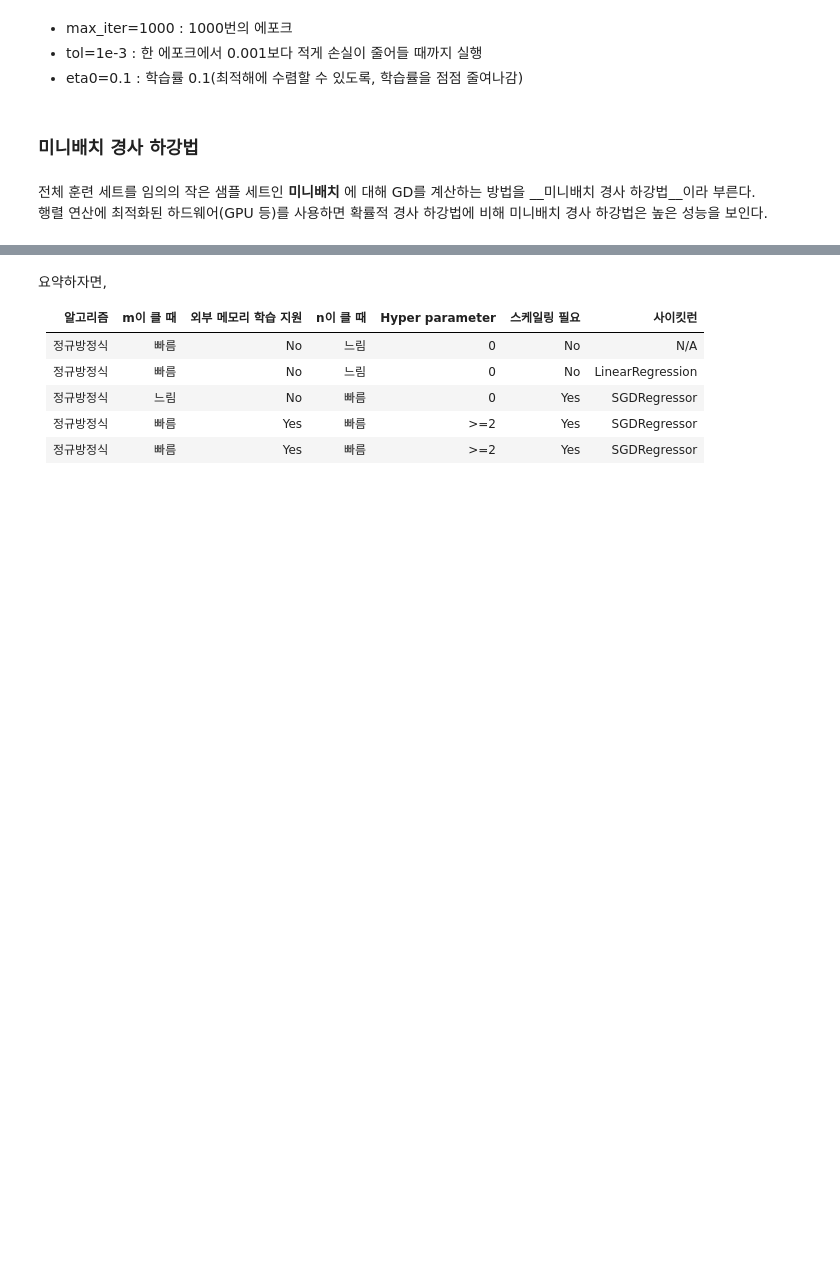
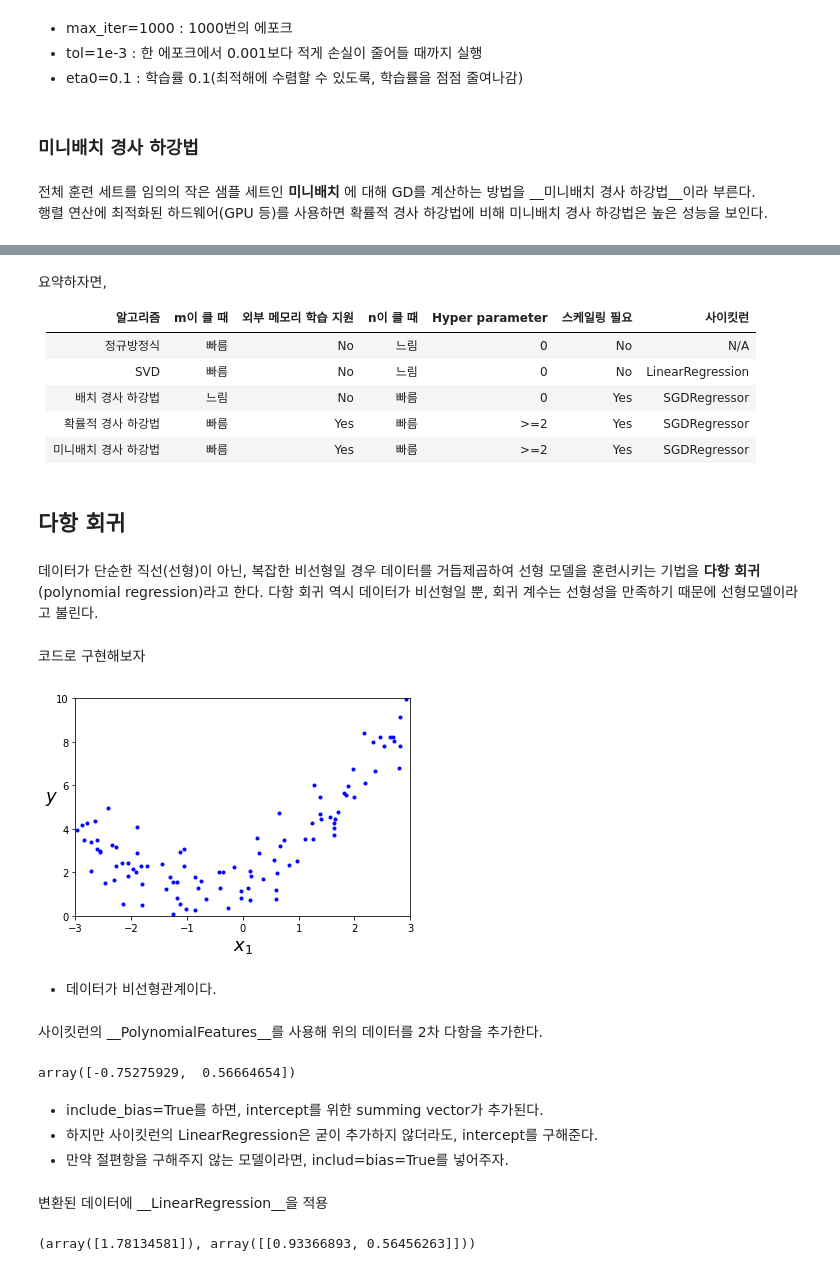
Before and after one commit to geunsu-jo/Hands-On-ML, a Jupyter notebook: textbook_practice/04_training_linear_model.ipynb, the cells around one changed output, grey strips where cells are left out. Cells and saved outputs as stored; diff of their text form; code cells hidden in the pictures; blank space fills up the shorter version.

```diff
--- a/textbook_practice/04_training_linear_model.ipynb
+++ b/textbook_practice/04_training_linear_model.ipynb
@@ -321,7 +321,57 @@ plt.show()
 |알고리즘 |m이 클 때 | 외부 메모리 학습 지원 | n이 클 때| Hyper parameter | 스케일링 필요 | 사이킷런|
 |---|---|---|---|---|---|---|
 |정규방정식|빠름|No|느림|0| No| N/A|
-|정규방정식|빠름|No|느림|0| No| LinearRegression|
-|정규방정식|느림|No|빠름|0| Yes| SGDRegressor|
-|정규방정식|빠름|Yes|빠름|>=2| Yes| SGDRegressor|
-|정규방정식|빠름|Yes|빠름|>=2| Yes| SGDRegressor|
+|SVD|빠름|No|느림|0| No| LinearRegression|
+|배치 경사 하강법|느림|No|빠름|0| Yes| SGDRegressor|
+|확률적 경사 하강법|빠름|Yes|빠름|>=2| Yes| SGDRegressor|
+|미니배치 경사 하강법|빠름|Yes|빠름|>=2| Yes| SGDRegressor|
+# %% [markdown]
+## 다항 회귀
+# %% [markdown]
+데이터가 단순한 직선(선형)이 아닌, 복잡한 비선형일 경우 데이터를 거듭제곱하여 선형 모델을 훈련시키는 기법을 __다항 회귀__(polynomial regression)라고 한다. 다항 회귀 역시 데이터가 비선형일 뿐, 회귀 계수는 선형성을 만족하기 때문에 선형모델이라고 불린다.
+# %% [markdown]
+코드로 구현해보자
+# %%
+import numpy as np
+import numpy.random as rnd
+
+np.random.seed(42)
+
+# 데이터 생성
+m = 100
+X = 6 * np.random.rand(m, 1) - 3
+y = 0.5 * X**2 + X + 2 + np.random.randn(m, 1)
+
+#plot 그리기
+plt.plot(X, y, "b.")
+plt.xlabel("$x_1$", fontsize=18)
+plt.ylabel("$y$", rotation=0, fontsize=18)
+plt.axis([-3, 3, 0, 10])
+
+plt.show()
+# %% [output]
+[figure, added]
+# %% [markdown]
+- 데이터가 비선형관계이다.
+# %% [markdown]
+사이킷런의 __PolynomialFeatures__를 사용해 위의 데이터를 2차 다항을 추가한다.
+# %%
+from sklearn.preprocessing import PolynomialFeatures
+
+poly_features = PolynomialFeatures(degree=2, include_bias=False) # includ_bias는 편향을 위한 bias, intercpet(summing vector)
+X_poly = poly_features.fit_transform(X)
+X_poly[0]
+# %% [output]
+array([-0.75275929,  0.56664654])
+# %% [markdown]
+- include_bias=True를 하면, intercept를 위한 summing vector가 추가된다.
+- 하지만 사이킷런의 LinearRegression은 굳이 추가하지 않더라도, intercept를 구해준다.
+- 만약 절편항을 구해주지 않는 모델이라면, includ=bias=True를 넣어주자.
+# %% [markdown]
+변환된 데이터에 __LinearRegression__을 적용
+# %%
+lin_reg = LinearRegression()
+lin_reg.fit(X_poly, y)
+lin_reg.intercept_, lin_reg.coef_
+# %% [output]
+(array([1.78134581]), array([[0.93366893, 0.56456263]]))
```
Also changed, not shown: parts of 52 cells of this notebook.
